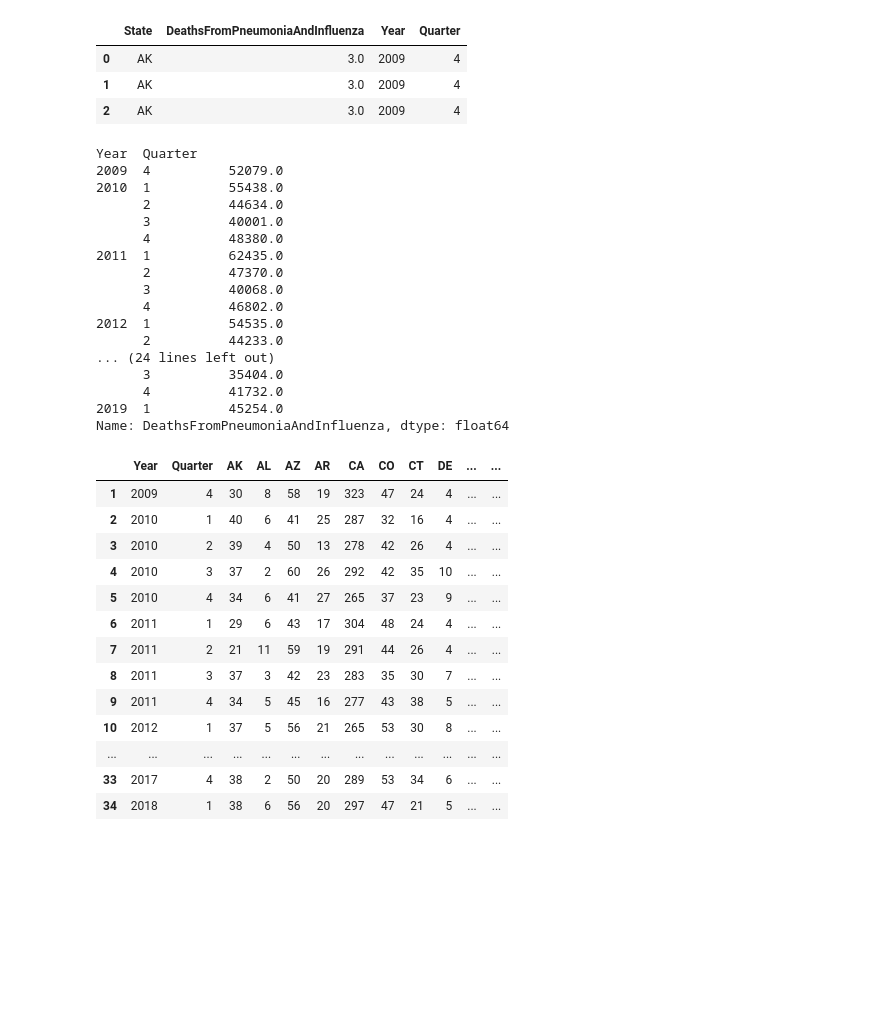
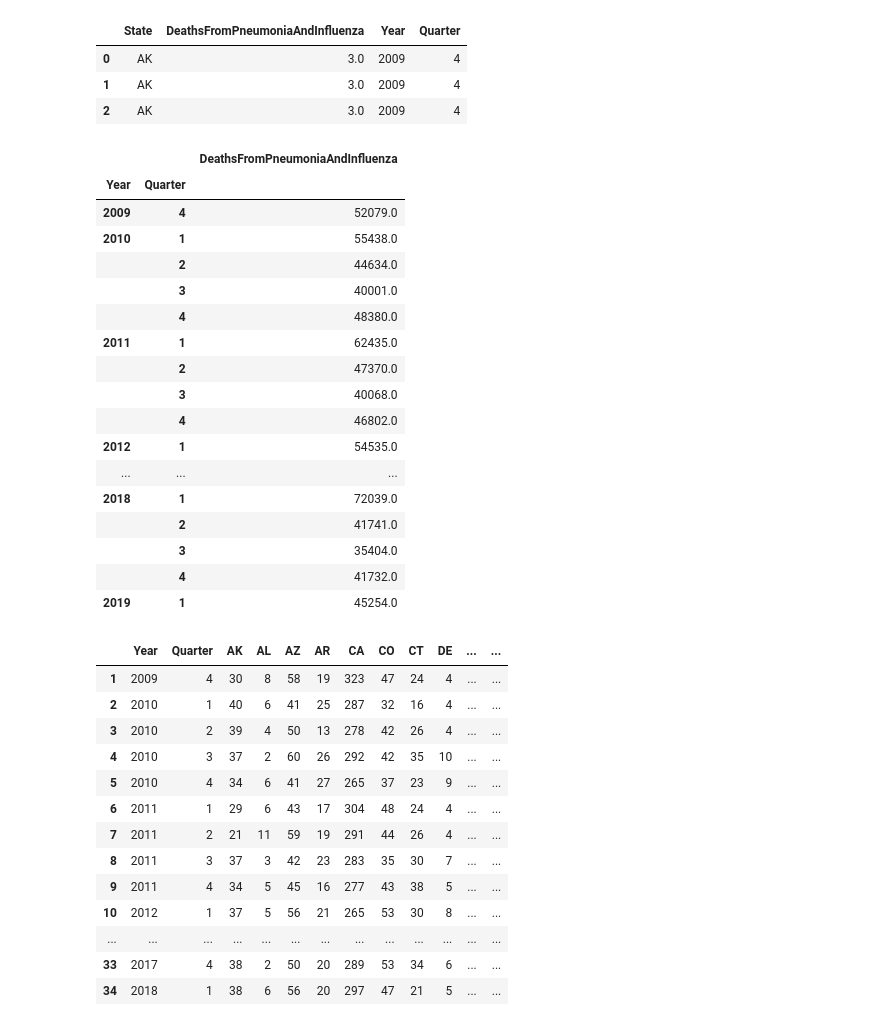
Before and after one commit to klepikhina/CSCI5352-AirTravelInfluenza, a Jupyter notebook: Code/deaths_histogram.ipynb, the cells around one changed output. Drawn from its saved outputs; the diff is of its cells as text; code cells hidden in the pictures; blank space fills up the shorter version.

```diff
--- a/Code/deaths_histogram.ipynb
+++ b/Code/deaths_histogram.ipynb
@@ -34,25 +34,26 @@ deaths_true.head(3)
 # %%
 grouped = deaths_true.groupby(['Year', 'Quarter']).sum()
 # %%
-grouped['DeathsFromPneumoniaAndInfluenza']
+grouped
 # %% [output]
-Year  Quarter
-2009  4          52079.0
-2010  1          55438.0
-      2          44634.0
-      3          40001.0
-      4          48380.0
-2011  1          62435.0
-      2          47370.0
-      3          40068.0
-      4          46802.0
-2012  1          54535.0
-      2          44233.0
-... (24 lines left out)
-      3          35404.0
-      4          41732.0
-2019  1          45254.0
-Name: DeathsFromPneumoniaAndInfluenza, dtype: float64
+|  |  | DeathsFromPneumoniaAndInfluenza |
+| Year | Quarter |  |
+| 2009 | 4 | 52079.0 |
+| 2010 | 1 | 55438.0 |
+|  | 2 | 44634.0 |
+|  | 3 | 40001.0 |
+|  | 4 | 48380.0 |
+| 2011 | 1 | 62435.0 |
+|  | 2 | 47370.0 |
+|  | 3 | 40068.0 |
+|  | 4 | 46802.0 |
+| 2012 | 1 | 54535.0 |
+| ... | ... | ... |
+| 2018 | 1 | 72039.0 |
+|  | 2 | 41741.0 |
+|  | 3 | 35404.0 |
+|  | 4 | 41732.0 |
+| 2019 | 1 | 45254.0 |
 # %%
 deaths_no_travel['total_deaths'] = deaths_no_travel.drop(['Year', 'Quarter'], axis=1).sum(axis=1)
 # %%
```
Also changed, not shown: parts of 3 cells of this notebook.
